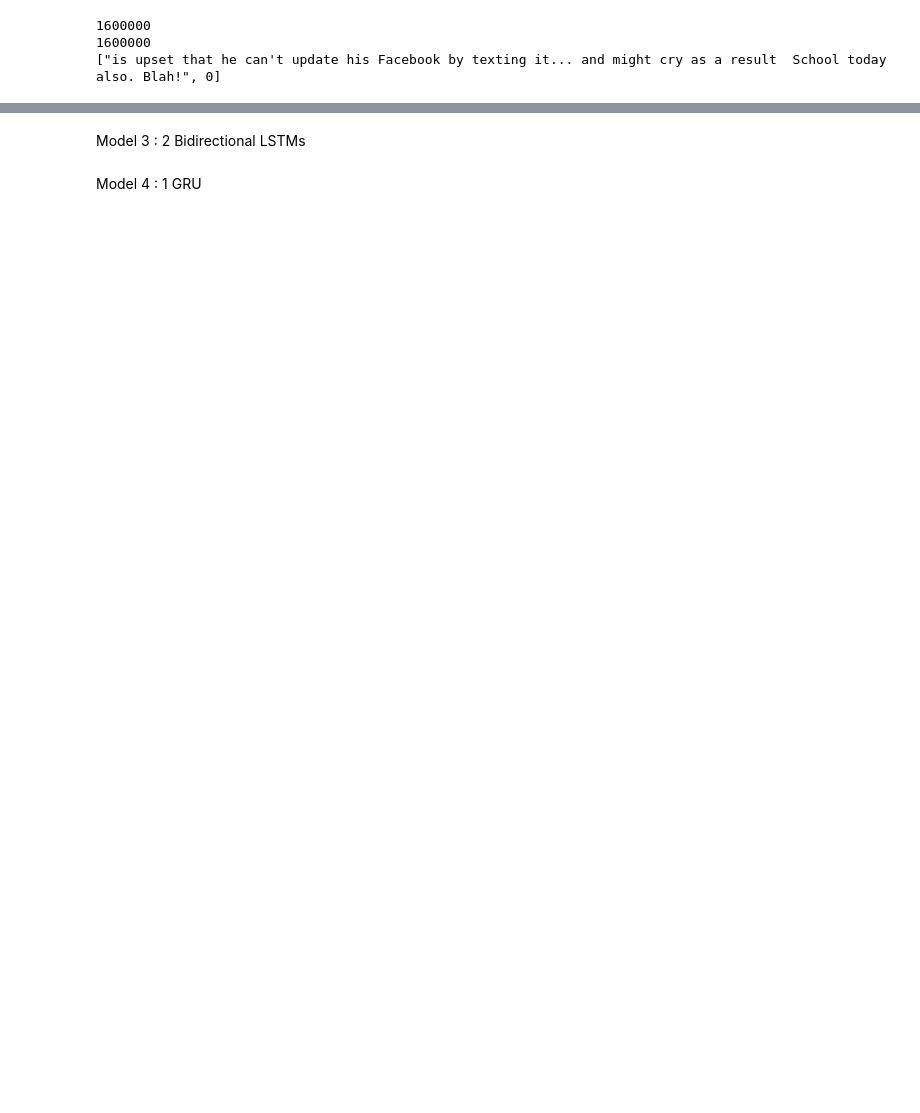
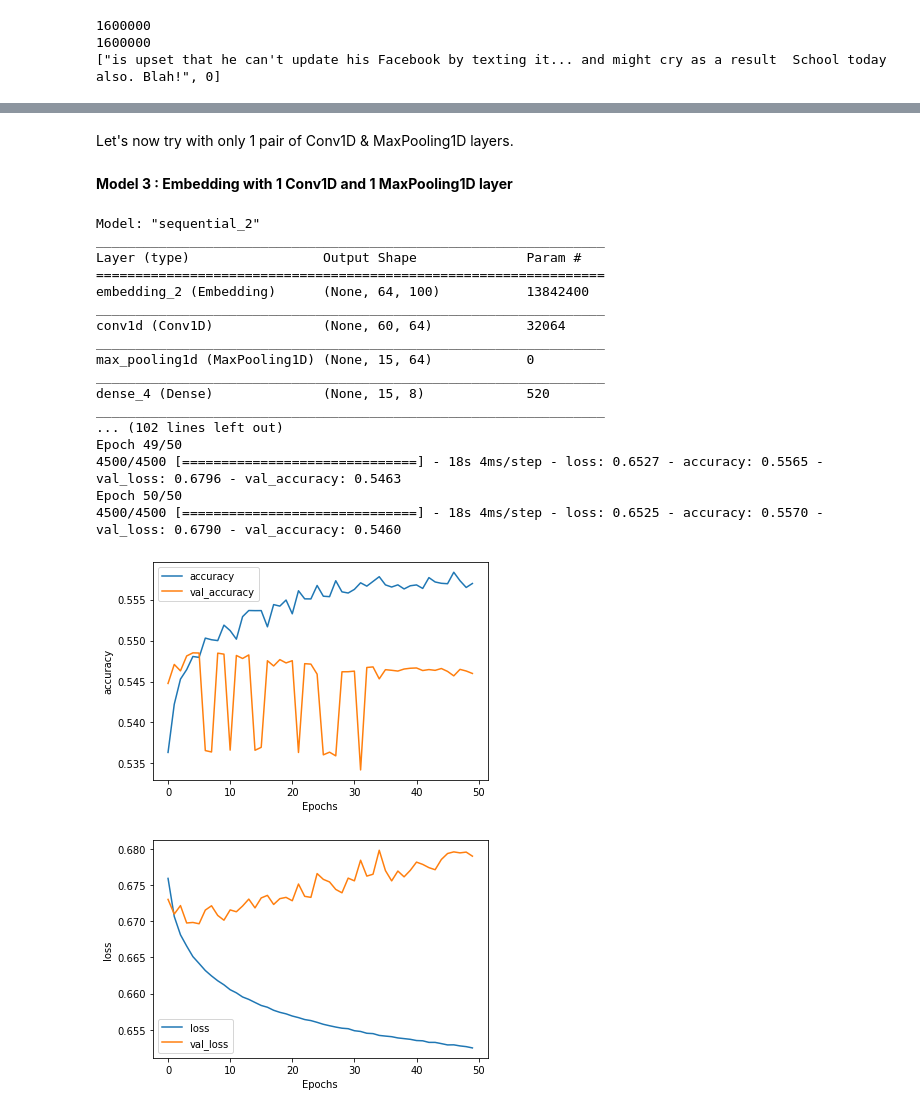
Before and after one commit to thekaranacharya/tweet-sentiment-detection, a Jupyter notebook: twitter_sentiment_analysis.ipynb, the cells around one changed output, grey strips where cells are left out. Saved outputs shown, nothing was run; the diff lists cells and outputs as text; code cells hidden in the pictures; blank space fills up the shorter version.

```diff
--- a/twitter_sentiment_analysis.ipynb
+++ b/twitter_sentiment_analysis.ipynb
@@ -9,12 +11,10 @@ import numpy as np
 
 from tensorflow.keras.preprocessing.text import Tokenizer
 from tensorflow.keras.preprocessing.sequence import pad_sequences
-# from tensorflow.keras.utils import to_categorical
-# from tensorflow.keras import regularizers
 
 
 embedding_dim = 100
-max_length = 16
+max_length = 64
 trunc_type = 'post'
 padding_type = 'post'
 oov_tok = "<OOV>"
@@ -36,7 +40,7 @@ with open('/content/twitter-data.csv') as csvfile:
   reader = csv.reader(csvfile, delimiter=',')
   for row in reader:
     list_item = []
-    list_item.append(row[5])
+    list_item.append(row[-1])
     label = 0 if row[0] == '0' else 1
     list_item.append(label)
     num_sentences += 1
@@ -263,24 +304,44 @@ plot_graphs(history_2, "loss")
-# %% [markdown]
-Model 3 : 2 Bidirectional LSTMs
+# %% [markdown]
+Let's now try with only 1 pair of Conv1D & MaxPooling1D layers.
+# %% [markdown]
+**Model 3 : Embedding with 1 Conv1D and 1 MaxPooling1D layer**
 # %%
 model_3 = tf.keras.Sequential([
       tf.keras.layers.Embedding(input_dim=vocab_size+1,
                                 output_dim=embedding_dim,
                                 input_length=max_length,
                                 weights=[embeddings_matrix],
                                 trainable=False),
-      tf.keras.layers.Bidirectional(tf.keras.layers.LSTM(64, num_sequences=True)),
-      tf.keras.layers.Bidirectional(tf.keras.layers.LSTM(64)),
+      tf.keras.layers.Conv1D(64, 5, activation='relu'),
+      tf.keras.layers.MaxPooling1D(pool_size=4),
       tf.keras.layers.Dense(8, activation='relu'),
       tf.keras.layers.Dense(1, activation='sigmoid')
 ])
 
 model_3.compile(loss='binary_crossentropy', optimizer='adam', metrics=['accuracy'])
 model_3.summary()
 
-history_3 = model_3.fit(padded, training_labels, epochs=50, validation_data=(val_padded, val_labels))
+history_3 = model_3.fit(training_padded, training_labels, epochs=50, validation_data=(val_padded, val_labels))
 
 plot_graphs(history_3, "accuracy")
 plot_graphs(history_3, "loss")
+# %% [output]
+Model: "sequential_2"
+_________________________________________________________________
+Layer (type)                 Output Shape              Param #
+=================================================================
+embedding_2 (Embedding)      (None, 64, 100)           13842400
+_________________________________________________________________
+conv1d (Conv1D)              (None, 60, 64)            32064
+_________________________________________________________________
+max_pooling1d (MaxPooling1D) (None, 15, 64)            0
+_________________________________________________________________
+dense_4 (Dense)              (None, 15, 8)             520
+_________________________________________________________________
+... (102 lines left out)
+Epoch 49/50
+4500/4500 [==============================] - 18s 4ms/step - loss: 0.6527 - accuracy: 0.5565 - val_loss: 0.6796 - val_accuracy: 0.5463
+Epoch 50/50
+4500/4500 [==============================] - 18s 4ms/step - loss: 0.6525 - accuracy: 0.5570 - val_loss: 0.6790 - val_accuracy: 0.5460
+[figure, added]
+[figure, added]
-# %% [markdown]
-Model 4 : 1 GRU
```
Also changed, not shown: parts of 31 cells of this notebook.
